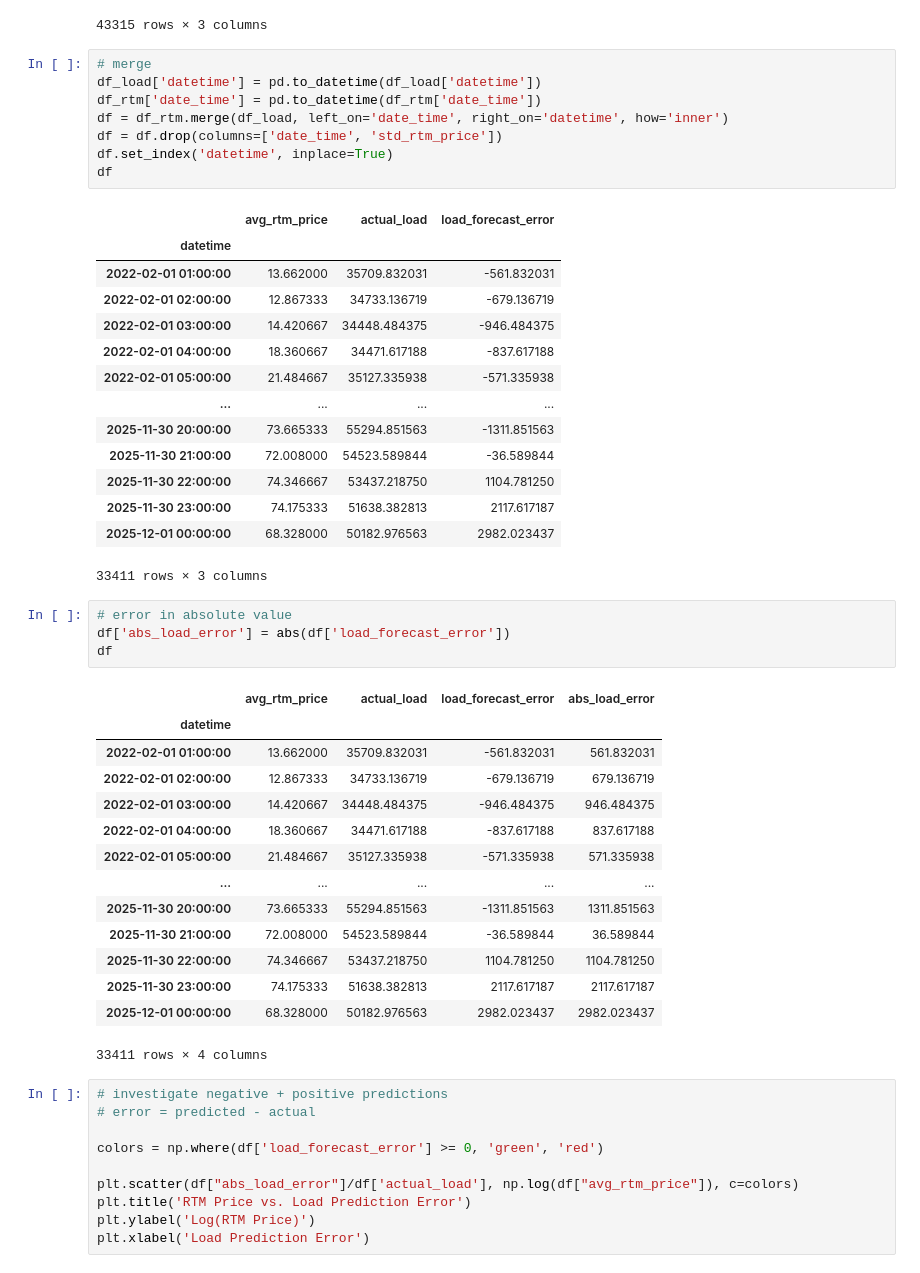
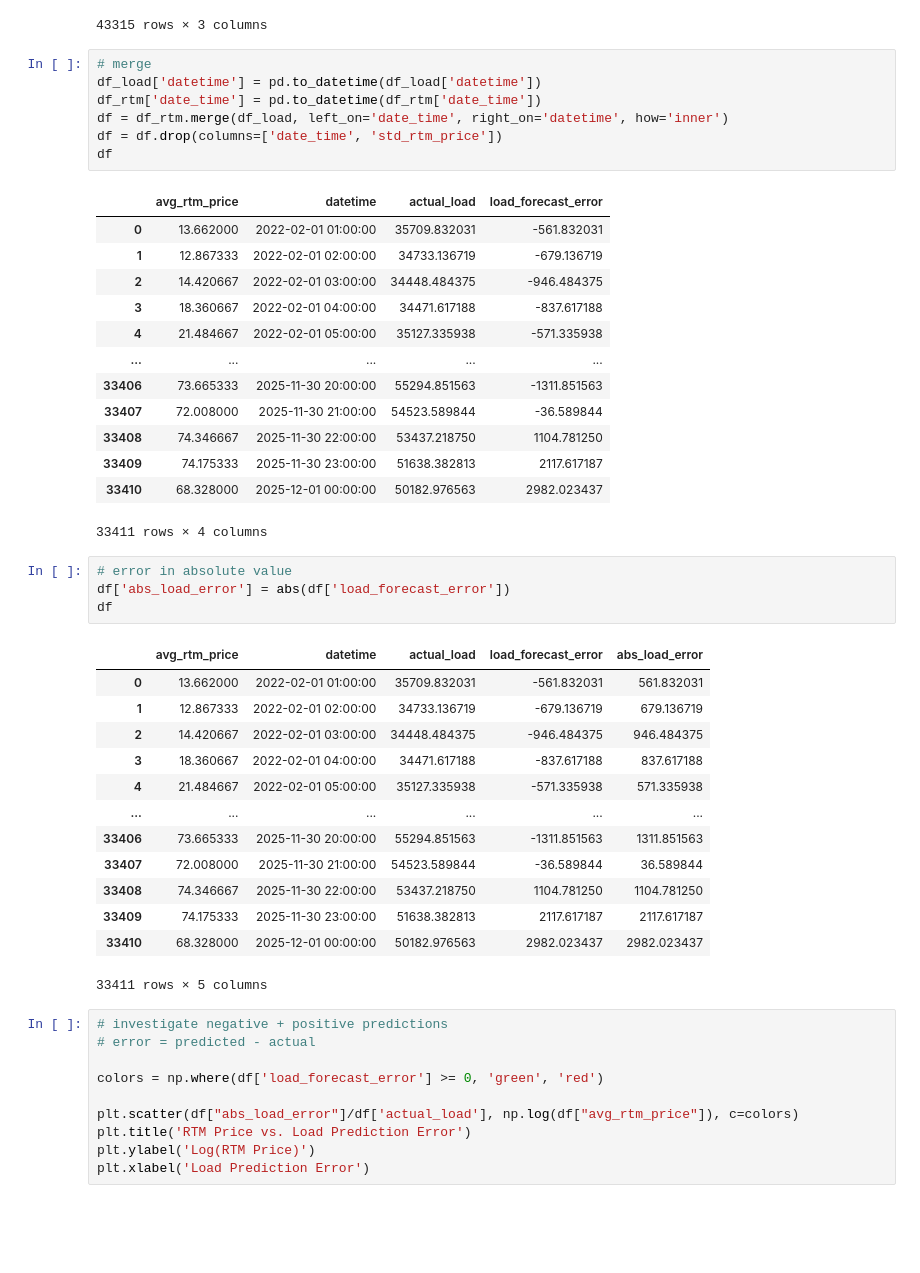
Before and after one commit to zyliaz/Energy-Price-Risk-Model, a Jupyter notebook: 03_notebooks/02_analysis/00_load_forecast_rtm_correlation_wip.ipynb, the cells around one changed output. Drawn from its saved outputs; the diff is of its cells as text; blank space fills up the shorter version.

```diff
--- a/03_notebooks/02_analysis/00_load_forecast_rtm_correlation_wip.ipynb
+++ b/03_notebooks/02_analysis/00_load_forecast_rtm_correlation_wip.ipynb
@@ -34,45 +34,42 @@ df_rtm
 # %%
 # merge
 df_load['datetime'] = pd.to_datetime(df_load['datetime'])
 df_rtm['date_time'] = pd.to_datetime(df_rtm['date_time'])
 df = df_rtm.merge(df_load, left_on='date_time', right_on='datetime', how='inner')
 df = df.drop(columns=['date_time', 'std_rtm_price'])
-df.set_index('datetime', inplace=True)
 df
 # %% [output]
-|  | avg_rtm_price | actual_load | load_forecast_error |
-| datetime |  |  |  |
-| 2022-02-01 01:00:00 | 13.662000 | 35709.832031 | -561.832031 |
-| 2022-02-01 02:00:00 | 12.867333 | 34733.136719 | -679.136719 |
-| 2022-02-01 03:00:00 | 14.420667 | 34448.484375 | -946.484375 |
-| 2022-02-01 04:00:00 | 18.360667 | 34471.617188 | -837.617188 |
-| 2022-02-01 05:00:00 | 21.484667 | 35127.335938 | -571.335938 |
-| ... | ... | ... | ... |
-| 2025-11-30 20:00:00 | 73.665333 | 55294.851563 | -1311.851563 |
-| 2025-11-30 21:00:00 | 72.008000 | 54523.589844 | -36.589844 |
-| 2025-11-30 22:00:00 | 74.346667 | 53437.218750 | 1104.781250 |
-| 2025-11-30 23:00:00 | 74.175333 | 51638.382813 | 2117.617187 |
-| 2025-12-01 00:00:00 | 68.328000 | 50182.976563 | 2982.023437 |
+|  | avg_rtm_price | datetime | actual_load | load_forecast_error |
+| 0 | 13.662000 | 2022-02-01 01:00:00 | 35709.832031 | -561.832031 |
+| 1 | 12.867333 | 2022-02-01 02:00:00 | 34733.136719 | -679.136719 |
+| 2 | 14.420667 | 2022-02-01 03:00:00 | 34448.484375 | -946.484375 |
+| 3 | 18.360667 | 2022-02-01 04:00:00 | 34471.617188 | -837.617188 |
+| 4 | 21.484667 | 2022-02-01 05:00:00 | 35127.335938 | -571.335938 |
+| ... | ... | ... | ... | ... |
+| 33406 | 73.665333 | 2025-11-30 20:00:00 | 55294.851563 | -1311.851563 |
+| 33407 | 72.008000 | 2025-11-30 21:00:00 | 54523.589844 | -36.589844 |
+| 33408 | 74.346667 | 2025-11-30 22:00:00 | 53437.218750 | 1104.781250 |
+| 33409 | 74.175333 | 2025-11-30 23:00:00 | 51638.382813 | 2117.617187 |
+| 33410 | 68.328000 | 2025-12-01 00:00:00 | 50182.976563 | 2982.023437 |
-33411 rows × 3 columns
+33411 rows × 4 columns
 # %%
 # error in absolute value
 df['abs_load_error'] = abs(df['load_forecast_error'])
 df
 # %% [output]
-|  | avg_rtm_price | actual_load | load_forecast_error | abs_load_error |
-| datetime |  |  |  |  |
-| 2022-02-01 01:00:00 | 13.662000 | 35709.832031 | -561.832031 | 561.832031 |
-| 2022-02-01 02:00:00 | 12.867333 | 34733.136719 | -679.136719 | 679.136719 |
-| 2022-02-01 03:00:00 | 14.420667 | 34448.484375 | -946.484375 | 946.484375 |
-| 2022-02-01 04:00:00 | 18.360667 | 34471.617188 | -837.617188 | 837.617188 |
-| 2022-02-01 05:00:00 | 21.484667 | 35127.335938 | -571.335938 | 571.335938 |
-| ... | ... | ... | ... | ... |
-| 2025-11-30 20:00:00 | 73.665333 | 55294.851563 | -1311.851563 | 1311.851563 |
-| 2025-11-30 21:00:00 | 72.008000 | 54523.589844 | -36.589844 | 36.589844 |
-| 2025-11-30 22:00:00 | 74.346667 | 53437.218750 | 1104.781250 | 1104.781250 |
-| 2025-11-30 23:00:00 | 74.175333 | 51638.382813 | 2117.617187 | 2117.617187 |
-| 2025-12-01 00:00:00 | 68.328000 | 50182.976563 | 2982.023437 | 2982.023437 |
+|  | avg_rtm_price | datetime | actual_load | load_forecast_error | abs_load_error |
+| 0 | 13.662000 | 2022-02-01 01:00:00 | 35709.832031 | -561.832031 | 561.832031 |
+| 1 | 12.867333 | 2022-02-01 02:00:00 | 34733.136719 | -679.136719 | 679.136719 |
+| 2 | 14.420667 | 2022-02-01 03:00:00 | 34448.484375 | -946.484375 | 946.484375 |
+| 3 | 18.360667 | 2022-02-01 04:00:00 | 34471.617188 | -837.617188 | 837.617188 |
+| 4 | 21.484667 | 2022-02-01 05:00:00 | 35127.335938 | -571.335938 | 571.335938 |
+| ... | ... | ... | ... | ... | ... |
+| 33406 | 73.665333 | 2025-11-30 20:00:00 | 55294.851563 | -1311.851563 | 1311.851563 |
+| 33407 | 72.008000 | 2025-11-30 21:00:00 | 54523.589844 | -36.589844 | 36.589844 |
+| 33408 | 74.346667 | 2025-11-30 22:00:00 | 53437.218750 | 1104.781250 | 1104.781250 |
+| 33409 | 74.175333 | 2025-11-30 23:00:00 | 51638.382813 | 2117.617187 | 2117.617187 |
+| 33410 | 68.328000 | 2025-12-01 00:00:00 | 50182.976563 | 2982.023437 | 2982.023437 |
-33411 rows × 4 columns
+33411 rows × 5 columns
 # %%
 # investigate negative + positive predictions
 # error = predicted - actual
```
Also changed, not shown: parts of 2 cells of this notebook, 12 other files.
